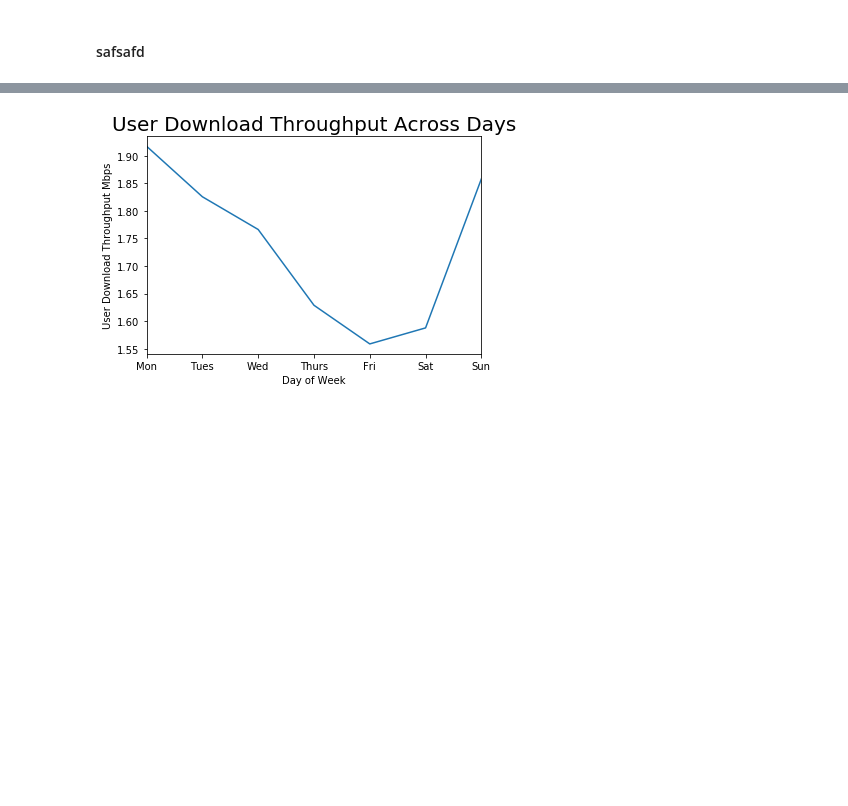
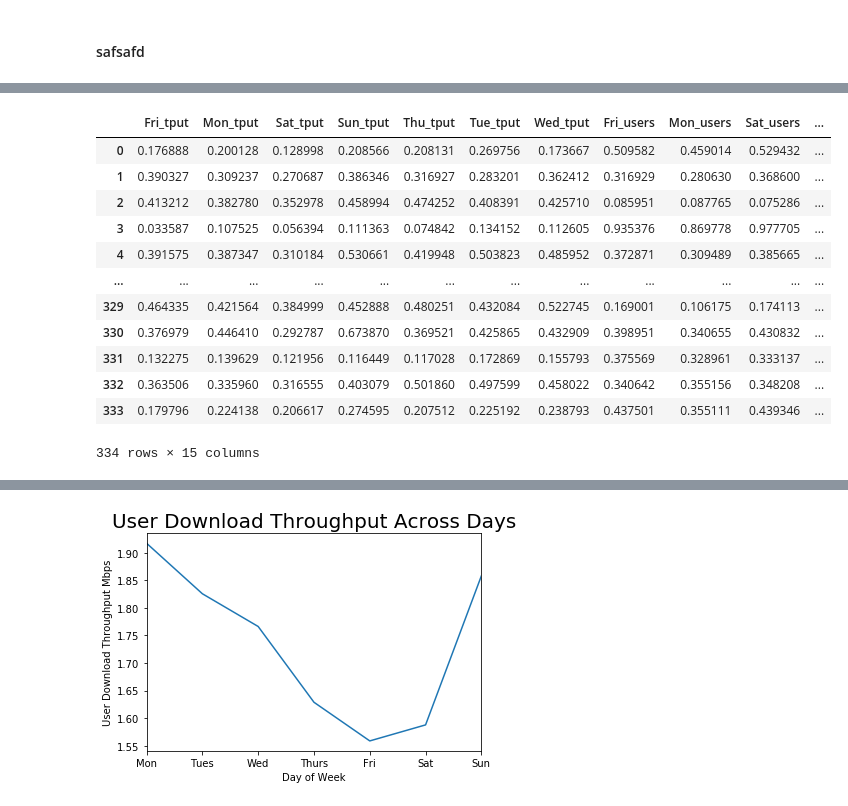
Before and after one commit to athalji/Timeseries_Forecasting_AWS, a Jupyter notebook: data_exploration.ipynb, the cells around one changed output, grey strips where cells are left out. Cells and saved outputs as stored; diff of their text form; code cells hidden in the pictures; blank space fills up the shorter version.

```diff
--- a/data_exploration.ipynb
+++ b/data_exploration.ipynb
@@ -366,0 +574,50 @@ df_cluster
+# %%
+cluster_merge=cluster_merge.set_index('Cell')
+
+bin_labels_tput = [1,2,3,4,5]
+bin_labels_users = [1,2,3,4,5]
+cluster_merge['bins_Fri_tput'] = pd.qcut(cluster_merge['Fri_tput'],q=[0, .2, .4, .6, .8, 1],labels=bin_labels_tput)
+cluster_merge['bins_Mon_tput'] = pd.qcut(cluster_merge['Mon_tput'],q=[0, .2, .4, .6, .8, 1],labels=bin_labels_tput)
+cluster_merge['bins_Sat_tput'] = pd.qcut(cluster_merge['Sat_tput'],q=[0, .2, .4, .6, .8, 1],labels=bin_labels_tput)
+cluster_merge['bins_Sun_tput'] = pd.qcut(cluster_merge['Sun_tput'],q=[0, .2, .4, .6, .8, 1],labels=bin_labels_tput)
+cluster_merge['bins_Thu_tput'] = pd.qcut(cluster_merge['Thu_tput'],q=[0, .2, .4, .6, .8, 1],labels=bin_labels_tput)
+cluster_merge['bins_Tue_tput'] = pd.qcut(cluster_merge['Tue_tput'],q=[0, .2, .4, .6, .8, 1],labels=bin_labels_tput)
+cluster_merge['bins_Wed_tput'] = pd.qcut(cluster_merge['Wed_tput'],q=[0, .2, .4, .6, .8, 1],labels=bin_labels_tput)
+
+cluster_merge['bins_Fri_users'] = pd.qcut(cluster_merge['Fri_users'],q=[0, .2, .4, .6, .8, 1],labels=bin_labels_tput)
+cluster_merge['bins_Mon_users'] = pd.qcut(cluster_merge['Mon_users'],q=[0, .2, .4, .6, .8, 1],labels=bin_labels_tput)
+cluster_merge['bins_Sat_users'] = pd.qcut(cluster_merge['Sat_users'],q=[0, .2, .4, .6, .8, 1],labels=bin_labels_tput)
+cluster_merge['bins_Sun_users'] = pd.qcut(cluster_merge['Sun_users'],q=[0, .2, .4, .6, .8, 1],labels=bin_labels_tput)
+cluster_merge['bins_Thu_users'] = pd.qcut(cluster_merge['Thu_users'],q=[0, .2, .4, .6, .8, 1],labels=bin_labels_tput)
+cluster_merge['bins_Tue_users'] = pd.qcut(cluster_merge['Tue_users'],q=[0, .2, .4, .6, .8, 1],labels=bin_labels_tput)
+cluster_merge['bins_Wed_users'] = pd.qcut(cluster_merge['Wed_users'],q=[0, .2, .4, .6, .8, 1],labels=bin_labels_tput)
+
+scaled=cluster_merge[['bins_Fri_tput','bins_Mon_tput','bins_Sat_tput','bins_Sun_tput','bins_Thu_tput','bins_Tue_tput',
+                     'bins_Wed_tput','bins_Fri_users','bins_Mon_users','bins_Sat_users','bins_Sun_users','bins_Thu_users','bins_Tue_users','bins_Wed_users']]
+# %%
+cluster_merge=cluster_merge.set_index('Cell')
+
+#StandardScaler
+#MinMaxScaler
+
+scaler = MinMaxScaler()
+# transform data
+scaled = scaler.fit_transform(cluster_merge)
+scaled=pd.DataFrame(scaled)
+scaled.columns=['Fri_tput','Mon_tput','Sat_tput','Sun_tput','Thu_tput','Tue_tput','Wed_tput',
+                'Fri_users','Mon_users','Sat_users','Sun_users','Thu_users','Tue_users','Wed_users','low_to_high_ratio']
+scaled
+# %% [output]
+|  | Fri_tput | Mon_tput | Sat_tput | Sun_tput | Thu_tput | Tue_tput | Wed_tput | Fri_users | Mon_users | Sat_users | ... |
+| 0 | 0.176888 | 0.200128 | 0.128998 | 0.208566 | 0.208131 | 0.269756 | 0.173667 | 0.509582 | 0.459014 | 0.529432 | ... |
+| 1 | 0.390327 | 0.309237 | 0.270687 | 0.386346 | 0.316927 | 0.283201 | 0.362412 | 0.316929 | 0.280630 | 0.368600 | ... |
+| 2 | 0.413212 | 0.382780 | 0.352978 | 0.458994 | 0.474252 | 0.408391 | 0.425710 | 0.085951 | 0.087765 | 0.075286 | ... |
+| 3 | 0.033587 | 0.107525 | 0.056394 | 0.111363 | 0.074842 | 0.134152 | 0.112605 | 0.935376 | 0.869778 | 0.977705 | ... |
+| 4 | 0.391575 | 0.387347 | 0.310184 | 0.530661 | 0.419948 | 0.503823 | 0.485952 | 0.372871 | 0.309489 | 0.385665 | ... |
+| ... | ... | ... | ... | ... | ... | ... | ... | ... | ... | ... | ... |
+| 329 | 0.464335 | 0.421564 | 0.384999 | 0.452888 | 0.480251 | 0.432084 | 0.522745 | 0.169001 | 0.106175 | 0.174113 | ... |
+| 330 | 0.376979 | 0.446410 | 0.292787 | 0.673870 | 0.369521 | 0.425865 | 0.432909 | 0.398951 | 0.340655 | 0.430832 | ... |
+| 331 | 0.132275 | 0.139629 | 0.121956 | 0.116449 | 0.117028 | 0.172869 | 0.155793 | 0.375569 | 0.328961 | 0.333137 | ... |
+| 332 | 0.363506 | 0.335960 | 0.316555 | 0.403079 | 0.501860 | 0.497599 | 0.458022 | 0.340642 | 0.355156 | 0.348208 | ... |
+| 333 | 0.179796 | 0.224138 | 0.206617 | 0.274595 | 0.207512 | 0.225192 | 0.238793 | 0.437501 | 0.355111 | 0.439346 | ... |
+334 rows × 15 columns
```
Also changed, not shown: parts of 28 cells of this notebook.
